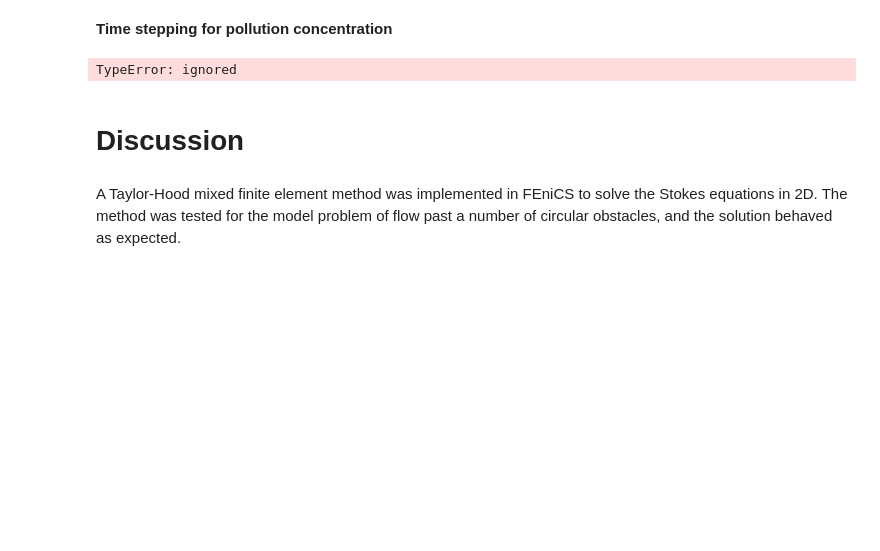
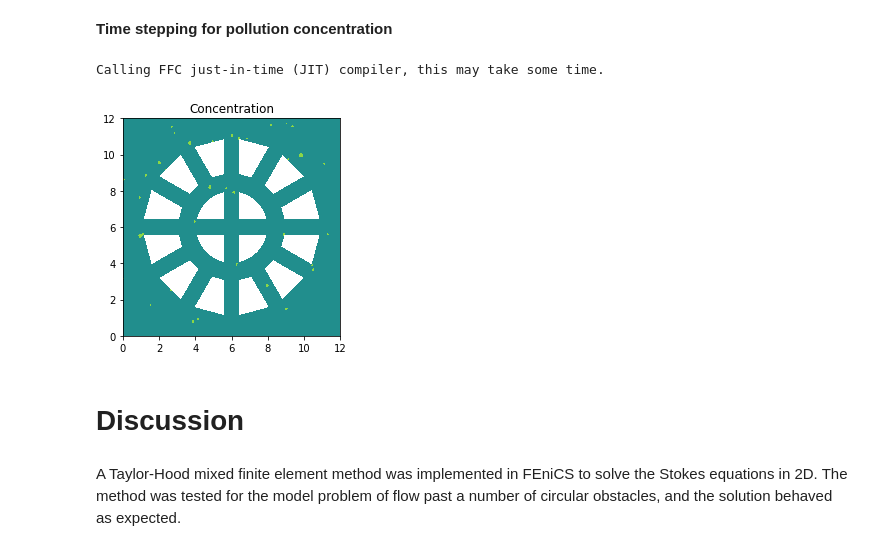
Before and after one commit to johanhoffman/DD2365-VT20, a Jupyter notebook: Project/ProjectV2.ipynb, the cells around one changed output. Drawn from its saved outputs; the diff is of its cells as text; code cells hidden in the pictures; blank space fills up the shorter version.

Commit message:
working transport function

```diff
--- a/Project/ProjectV2.ipynb
+++ b/Project/ProjectV2.ipynb
@@ -353,40 +401,42 @@ rm: cannot remove 'results-NS/*': No such file or directory
 # Define function space for system of concentrations
 element = FiniteElement("P", triangle, 1)
 Vc = FunctionSpace(mesh, element)
 
-vc = TestFunctions(Vc) #test function
+vc = TestFunction(Vc) #test function
 fc = Constant(0.1)    #source
 dt = 0.5*mesh.hmin()  #time step
 k = Constant(dt)
 c = Function(Vc)       #concentration
 c_n = Function(Vc)     #concentration previous timestep
+d = 0.5*mesh.hmin()
 
 #variational problem:
-F = ((c-c_n)/k)*vc*dx  + (u+grad(c))*vc*dx \
-+ dot(fc*u,grad(c))*dot(u,grad(vc))*dx - fc*vc*dx
+F = inner((c-c_n)/dt,vc)*dx + inner(dot(u,grad(c)),vc)*dx \
++ d*dot(u,grad(c))*dot(u,grad(vc))*dx - fc*vc*dx
 
 #time stepping
 file_c = File("results/c.pvd")
 t=0
 num_steps = int(5/dt)
-for n in range(num_steps):
-    print(n+"\n")
+for n in range(5):
+    # print(n+"\n")
     # Update current time
     t += dt
     # Solve variational problem for time step
     solve(F == 0, c)
     # Save solution to file (VTK)
     file_c << (c, t)
     # Update previous solution
-    uc_n.assign(uc)
+    c_n.assign(c)
 
 # Plot solution
 c1 = project(c, Vc)
 plt.figure()
 plot(c1, title="Concentration")
 plt.show()
 # %% [output]
-TypeError: ignored
+Calling FFC just-in-time (JIT) compiler, this may take some time.
+[figure, added]
 # %% [markdown]
 # **Discussion**
 # %% [markdown]
```
Also changed, not shown: parts of 6 cells of this notebook.
